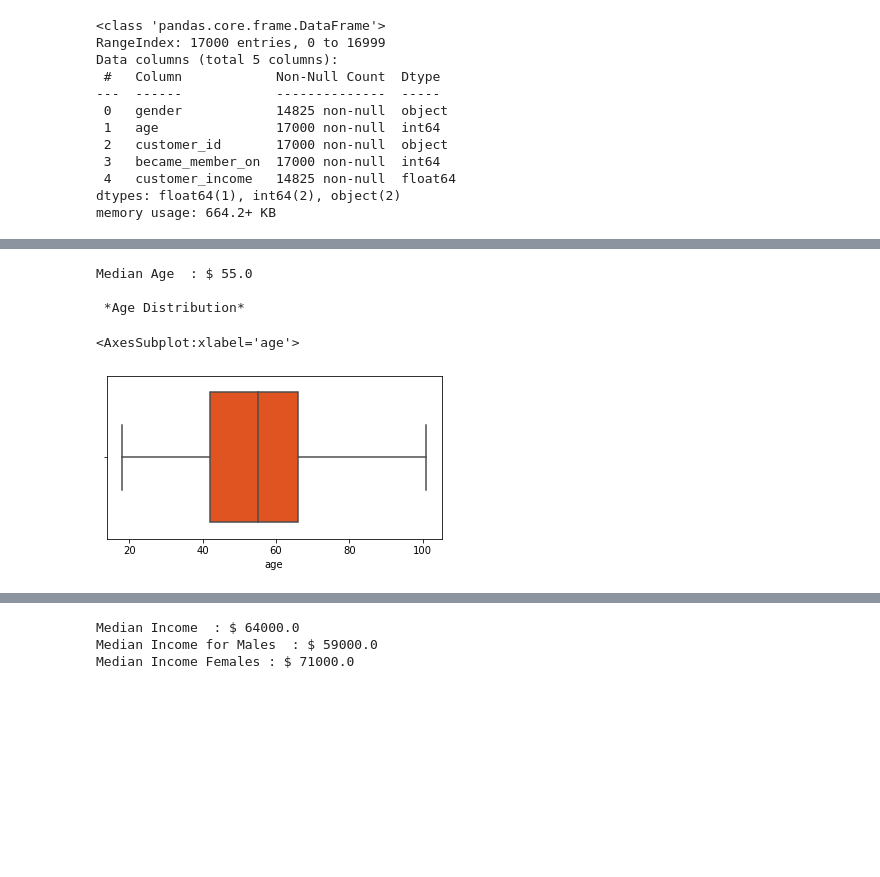
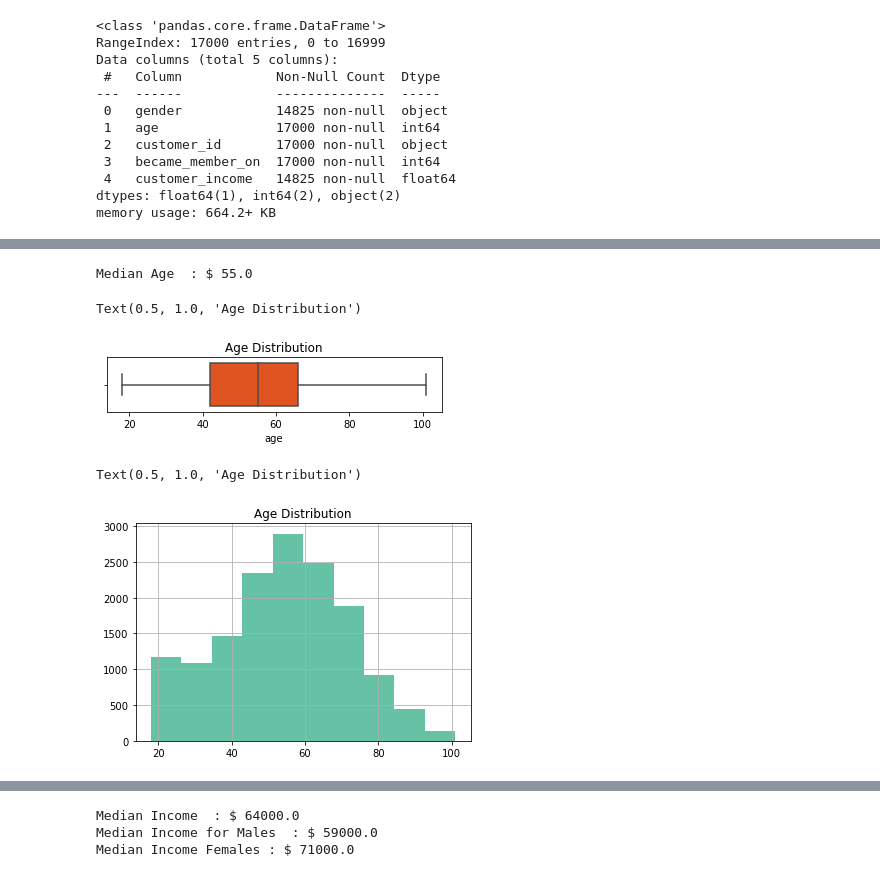
Before and after one commit to Arjunar92/Starbucks_Customer_Segmentation_Project, a Jupyter notebook: Starbucks_Capstone_Data_Exploration.ipynb, the cells around one changed output, grey strips where cells are left out. Drawn from its saved outputs; the diff is of its cells as text; code cells hidden in the pictures; blank space fills up the shorter version.

```diff
--- a/Starbucks_Capstone_Data_Exploration.ipynb
+++ b/Starbucks_Capstone_Data_Exploration.ipynb
@@ -83,7 +83,7 @@ import json
 from sklearn.preprocessing import LabelBinarizer, MultiLabelBinarizer
 import seaborn as sns #For Data visualization
 import matplotlib.pyplot as plt #Data plotting and visualization
-
+sns.set_palette(sns.color_palette('Set2'))
 
 %matplotlib inline
 
@@ -241,15 +255,25 @@ None
 # %%
 #Age distribution
 
 print("Median Age  : $",profile['age'].median())
 
-print("\n *Age Distribution* " )
 
-plt.figure(figsize=[6,3])
+plt.figure(figsize=[6,1])
 sns.boxplot(data=profile, x='age', color = 'orangered' )
+plt.title('Age Distribution')
 # %% [output]
 Median Age  : $ 55.0
-
- *Age Distribution*
-<AxesSubplot:xlabel='age'>
+Text(0.5, 1.0, 'Age Distribution')
-[figure, old version]
+[figure, new version]
+# %%
+# Histogram
+profile['age'].hist(bins=10)
+axs[1].set_title('Density')
+axs[1].set_ylabel('users')
+axs[1].set_xscale('linear')
+axs[1].set_xlabel('years')
+axs[1].grid(False)
+plt.title('Age Distribution')
+# %% [output]
+Text(0.5, 1.0, 'Age Distribution')
+[figure, added]
```
Also changed, not shown: parts of 27 cells of this notebook.
